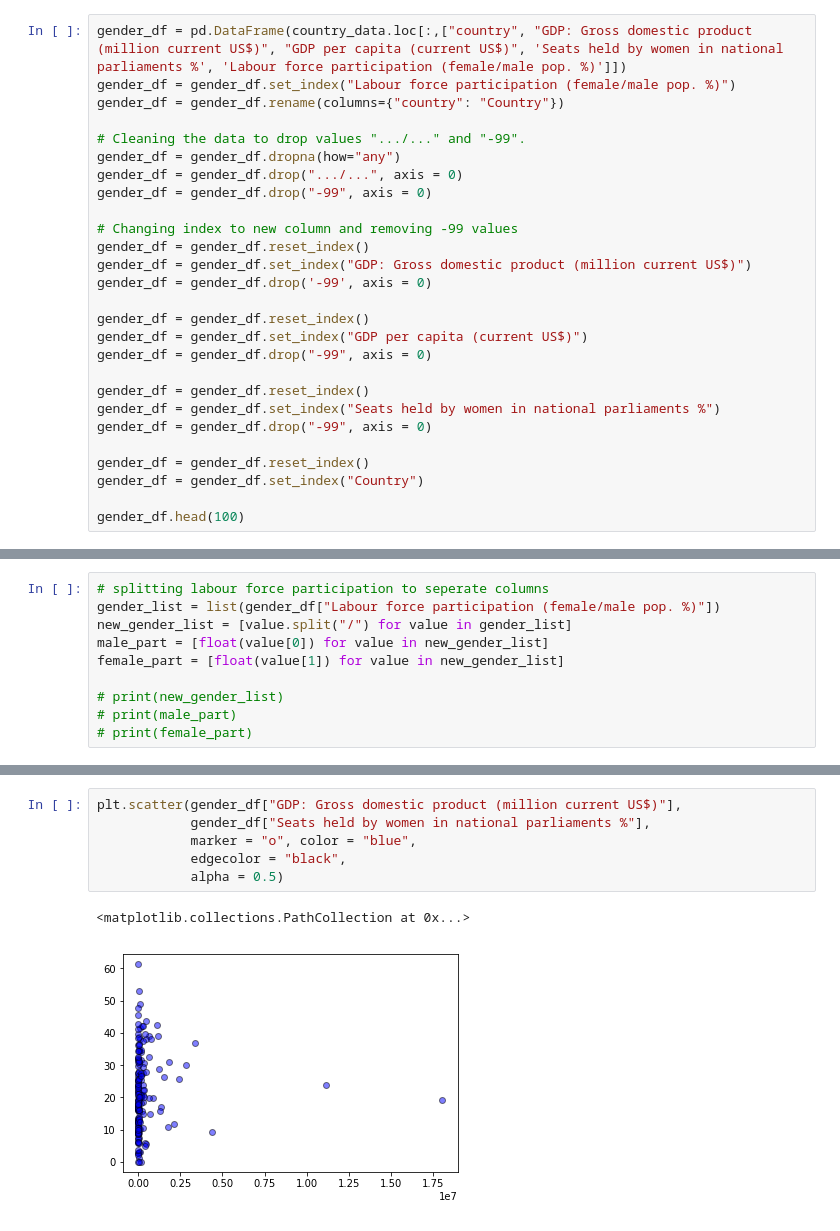
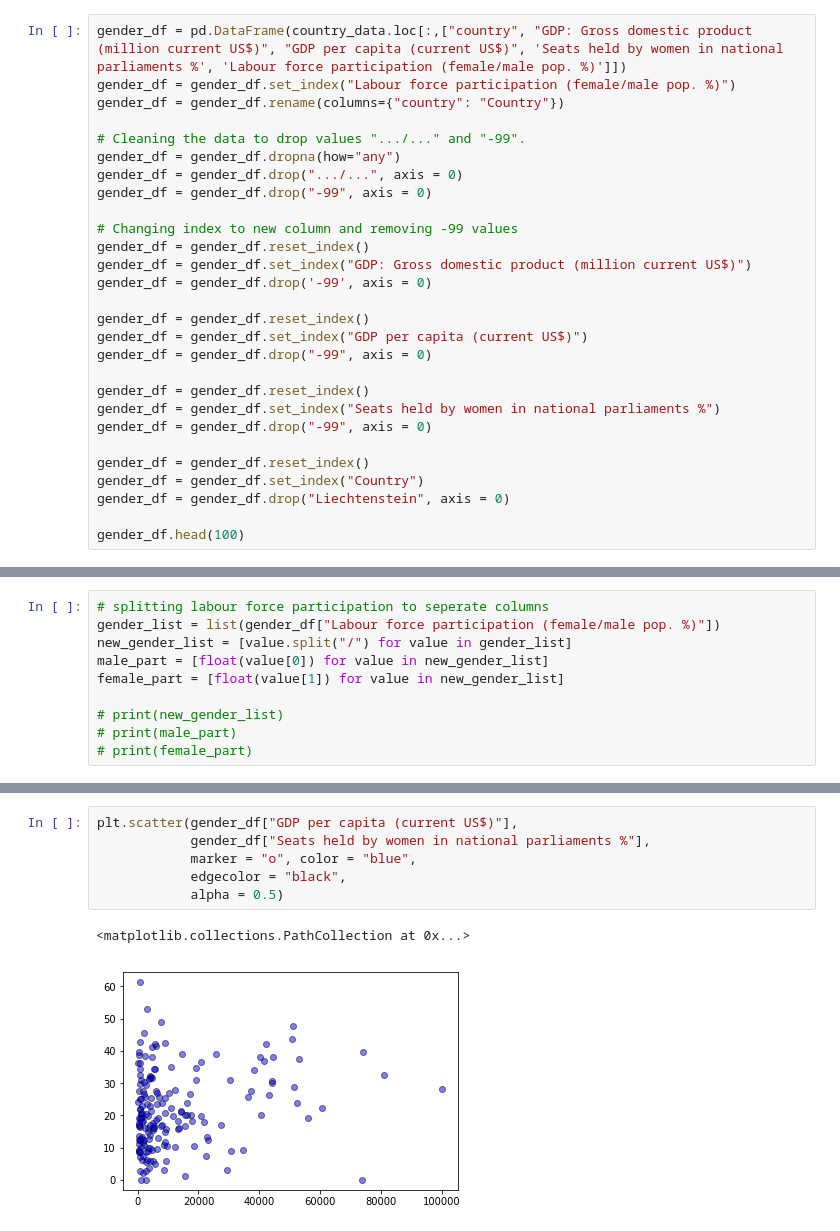
Before and after one commit to Data-Analytics-Project-Group/Visualizing-World-Economic-Trends, a Jupyter notebook: Visualizing World Economic Trends.ipynb, the cells around one changed output, grey strips where cells are left out. Drawn from its saved outputs; the diff is of its cells as text.

```diff
--- a/Visualizing World Economic Trends.ipynb
+++ b/Visualizing World Economic Trends.ipynb
@@ -58,6 +58,7 @@ gender_df = gender_df.drop("-99", axis = 0)
 
 gender_df = gender_df.reset_index()
 gender_df = gender_df.set_index("Country")
+gender_df = gender_df.drop("Liechtenstein", axis = 0)
 
 gender_df.head(100)
 # %% [output]
@@ -107,9 +120,9 @@ gender_df.head()
 # %%
-plt.scatter(gender_df["GDP: Gross domestic product (million current US$)"],
+plt.scatter(gender_df["GDP per capita (current US$)"],
             gender_df["Seats held by women in national parliaments %"],
             marker = "o", color = "blue",
             edgecolor = "black",
             alpha = 0.5)
 # %% [output]
 <matplotlib.collections.PathCollection at 0x...>
-[figure, old version]
+[figure, new version]
```
Also changed, not shown: parts of 2 cells of this notebook.
